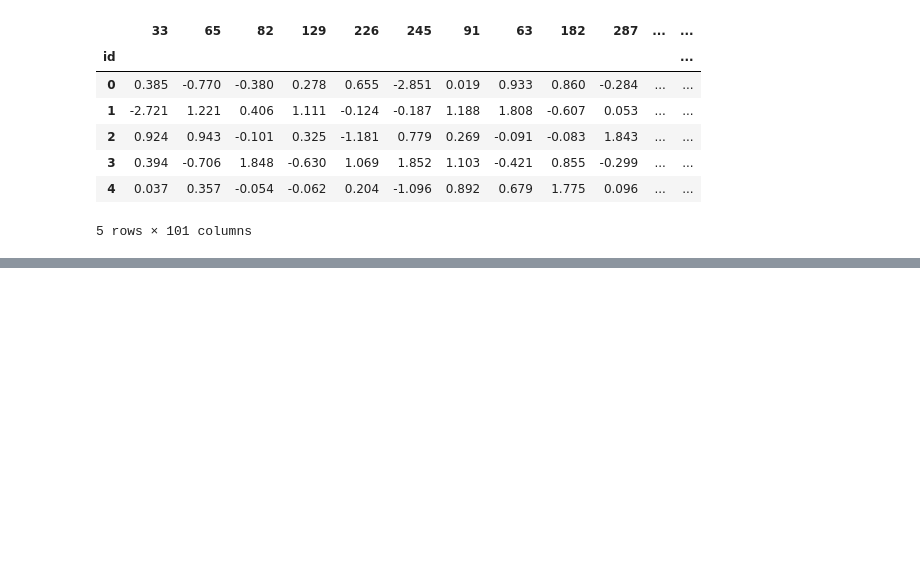
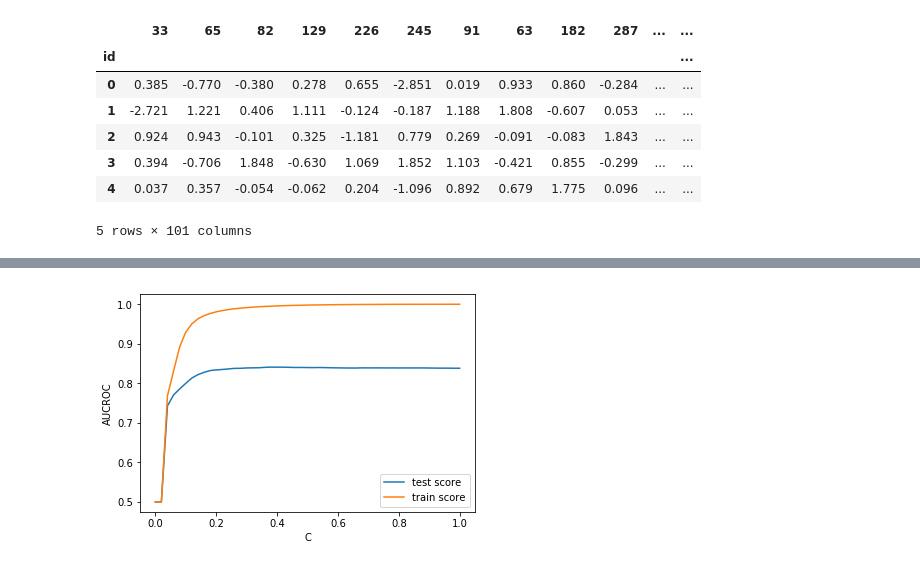
Before and after one commit to amjadfarman/do_not_overfit_ii, a Jupyter notebook: do_not_overfit.ipynb, the cells around one changed output, grey strips where cells are left out. Saved outputs shown, nothing was run; the diff lists cells and outputs as text; code cells hidden in the pictures; blank space fills up the shorter version.

```diff
--- a/do_not_overfit.ipynb
+++ b/do_not_overfit.ipynb
@@ -107,0 +136,23 @@ f1=0.781 auc=0.932 ap=0.932
+# %%
+C = np.linspace(start = 0.0001, stop = 1, num=51)
+hyperparameters = dict(C = C)
+cl_log = LogisticRegression(penalty = 'l1', max_iter = 100)
+grid_logl1 = GridSearchCV(cl_log
+                        , hyperparameters
+                        , cv = my_folds
+                        , verbose = 0
+                        , scoring = 'roc_auc'
+                        , return_train_score = True)
+grid_logl1.fit(train_data[train_data.columns[train_data.columns != 'target']], train_data['target'])
+
+test_scores = grid_logl1.cv_results_['mean_test_score']
+train_scores = grid_logl1.cv_results_['mean_train_score']
+param_C = grid_logl1.cv_results_['param_C']
+plt.plot(param_C, test_scores, label = 'test score')
+plt.plot(param_C, train_scores, label = 'train score')
+plt.xlabel('C')
+plt.ylabel('AUCROC')
+plt.legend()
+plt.show()
+# %% [output]
+[figure, added]
```
Also changed, not shown: parts of 9 cells of this notebook.
